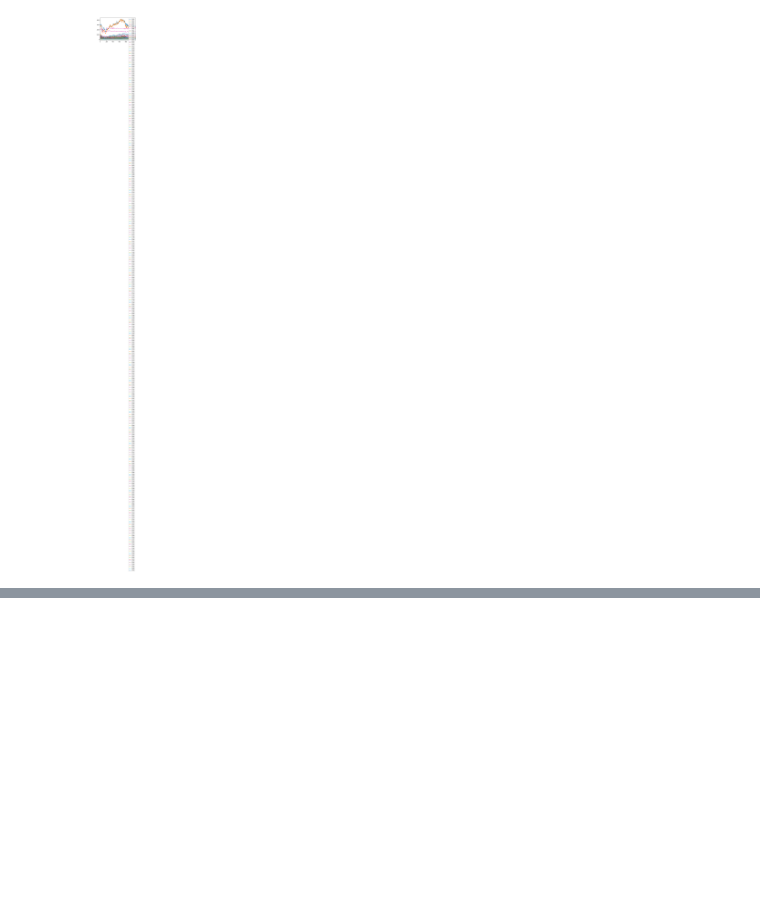
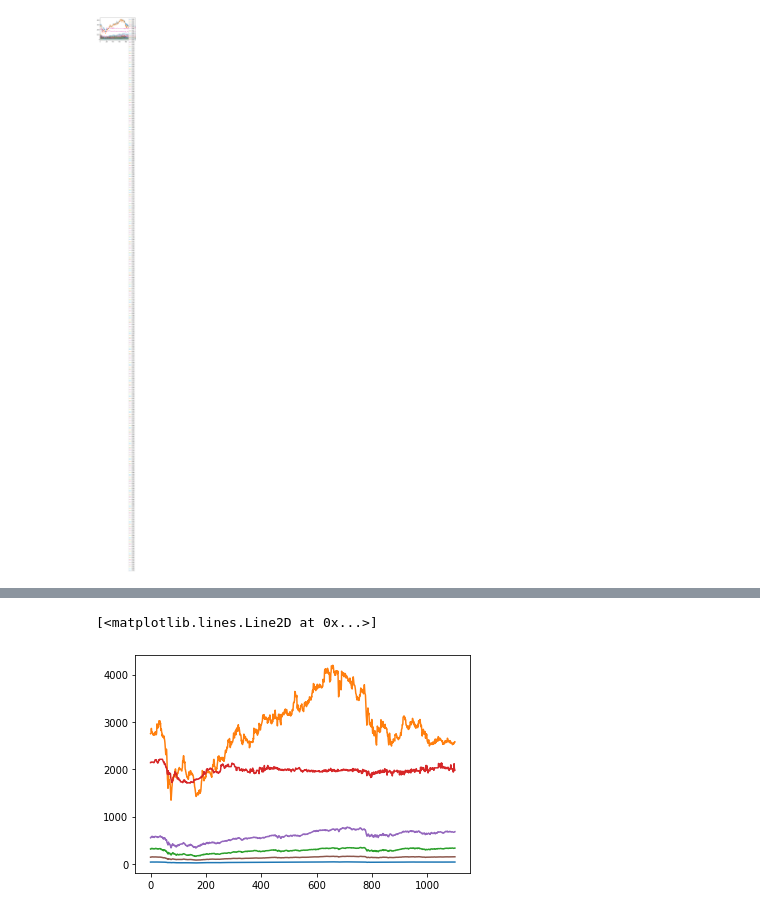
Before and after one commit to PuzzlingMojito/Ubiquant-Contest, a Jupyter notebook: notebooks/Untitled2.ipynb, the cells around one changed output, grey strips where cells are left out. Saved outputs shown, nothing was run; the diff lists cells and outputs as text; code cells hidden in the pictures; blank space fills up the shorter version.

Commit message:
add cluster

```diff
--- a/notebooks/Untitled2.ipynb
+++ b/notebooks/Untitled2.ipynb
@@ -41,6 +41,5 @@ plt.show()
 # %%
 from tslearn.clustering import TimeSeriesKMeans
 # %%
-km_dba = TimeSeriesKMeans(n_clusters=3, metric="dtw", max_iter=5,
-                           max_iter_barycenter=5,
-                           random_state=0).fit(close)
+km_dba = TimeSeriesKMeans(n_clusters=6, metric="euclidean", max_iter=1000,
+                           random_state=0, n_jobs=-1).fit(close.T)
@@ -71,0 +46,3 @@ plt.plot(km_dba.cluster_centers_[2].reshape(-1))
+# %%
+import numpy as np
+centers = np.array([i.reshape(-1) for i in km_dba.cluster_centers_])
@@ -71,0 +68,11 @@ plt.plot(km_dba.cluster_centers_[2].reshape(-1))
+# %%
+from matplotlib.pyplot import plot
+plot(centers[0])
+plot(centers[1])
+plot(centers[2])
+plot(centers[3])
+plot(centers[4])
+plot(centers[5])
+# %% [output]
+[<matplotlib.lines.Line2D at 0x...>]
+[figure, added]
```
Also changed, not shown: parts of 9 cells of this notebook, 3 other files.
